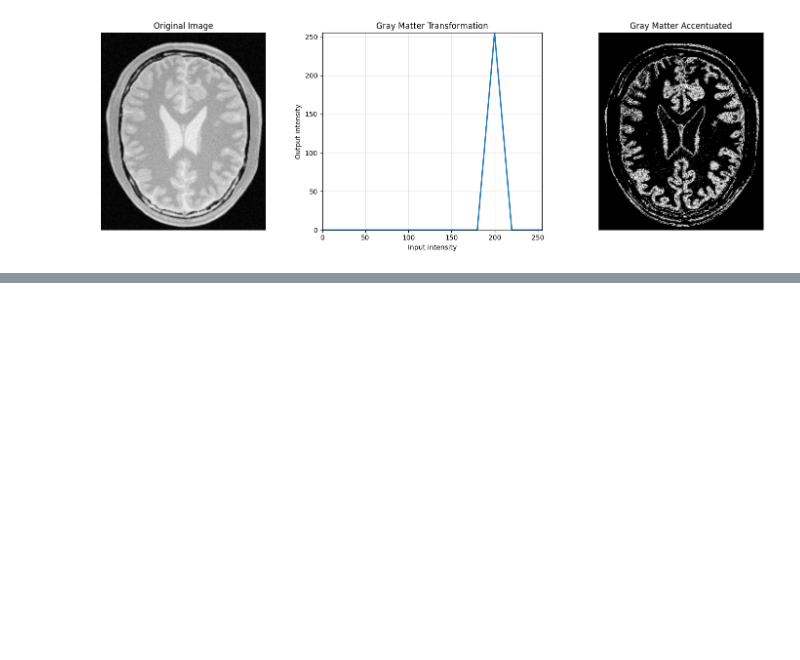
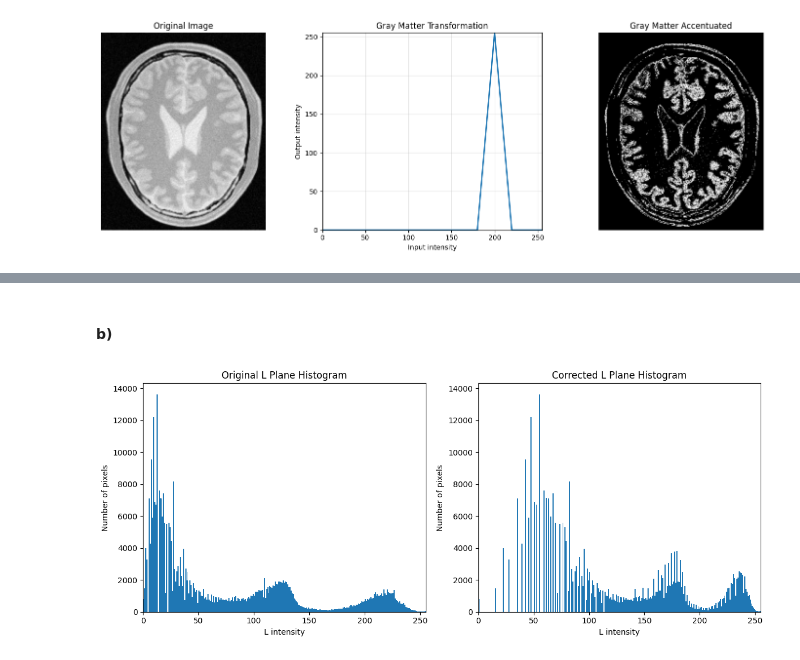
Before and after one commit to NethsanduKumarasinghe/EN3160_Assignment_01, a Jupyter notebook: EN3160_Assignment_01.ipynb, the cells around one changed output, grey strips where cells are left out. Saved outputs shown, nothing was run; the diff lists cells and outputs as text; code cells hidden in the pictures; blank space fills up the shorter version.

```diff
--- a/EN3160_Assignment_01.ipynb
+++ b/EN3160_Assignment_01.ipynb
@@ -220,0 +260,23 @@ plt.show()
+# %% [markdown]
+#### b)
+# %%
+plt.figure(figsize=(12, 5))
+
+plt.subplot(1, 2, 1)
+plt.hist(L.ravel(), bins=256, range=(0, 256))
+plt.xlabel("L intensity")
+plt.ylabel("Number of pixels")
+plt.title("Original L Plane Histogram")
+plt.xlim(0, 255)
+
+plt.subplot(1, 2, 2)
+plt.hist(L_corrected.ravel(), bins=256, range=(0, 256))
+plt.xlabel("L intensity")
+plt.ylabel("Number of pixels")
+plt.title("Corrected L Plane Histogram")
+plt.xlim(0, 255)
+
+plt.tight_layout()
+plt.show()
+# %% [output]
+[figure, added]
```
Also changed, not shown: parts of 5 cells of this notebook.
